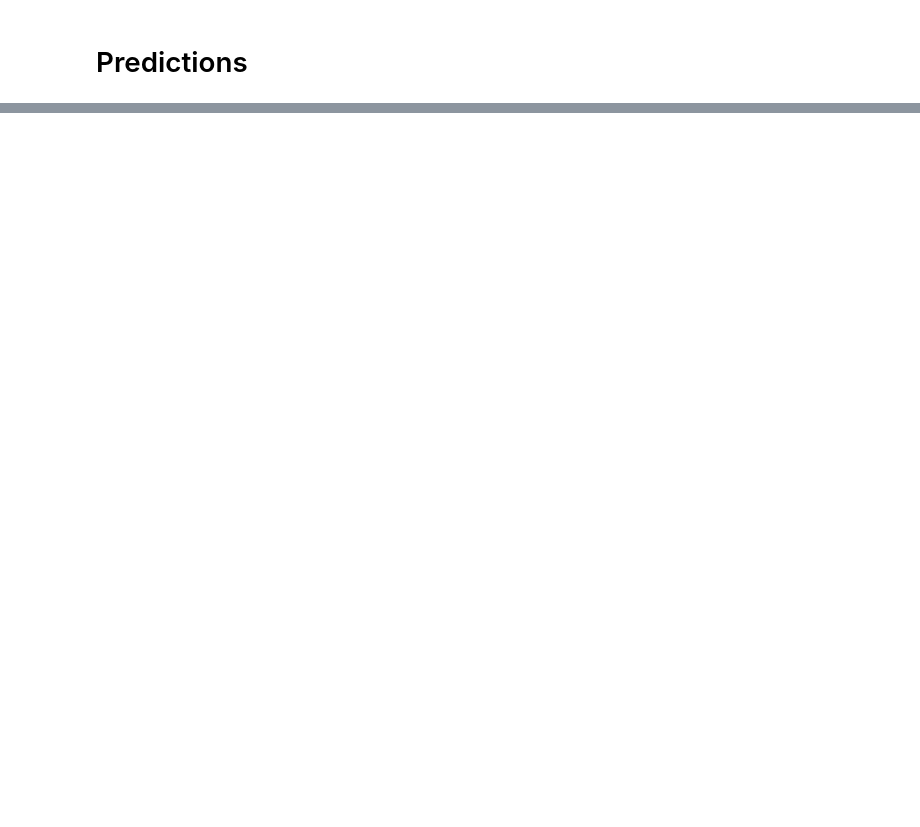
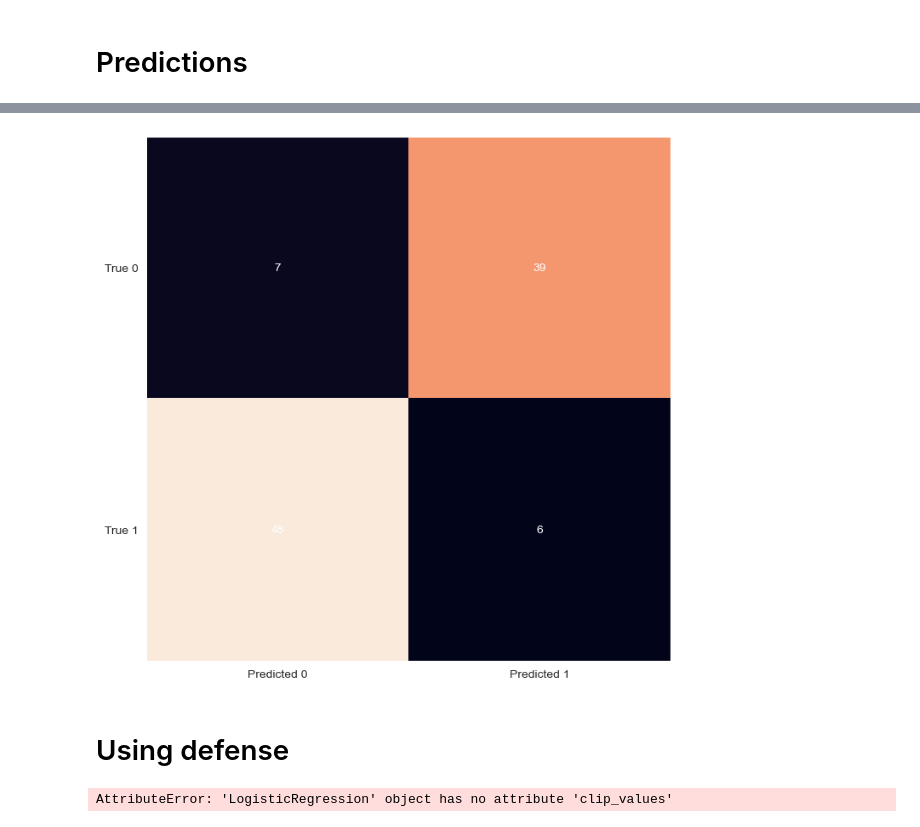
Before and after one commit to VictorCilleros/Adversarial_ML, a Jupyter notebook: src/report.ipynb, the cells around one changed output, grey strips where cells are left out. Drawn from its saved outputs; the diff is of its cells as text; code cells hidden in the pictures; blank space fills up the shorter version.

```diff
--- a/src/report.ipynb
+++ b/src/report.ipynb
@@ -113,0 +116,16 @@ plt.show()
+# %%
+attacker = FastGradientMethod(art_regressor, eps=0.5)
+x_test_adv = attacker.generate(X_test[:100])
+# %%
+x_test_adv_pred = estimator_lr.predict(x_test_adv)
+accurator_atk=Accurator(y_test[:100])
+accurator_atk.print_confusionMatrix(x_test_adv_pred)
+# %% [output]
+[figure, added]
+# %% [markdown]
+# Using defense
+# %%
+detector_lr=sklearn.linear_model.LogisticRegression(random_state=0)
+detector = BinaryInputDetector(detector_lr)
+# %% [output]
+AttributeError: 'LogisticRegression' object has no attribute 'clip_values'
```
Also changed, not shown: parts of 11 cells of this notebook, 3 other files.
